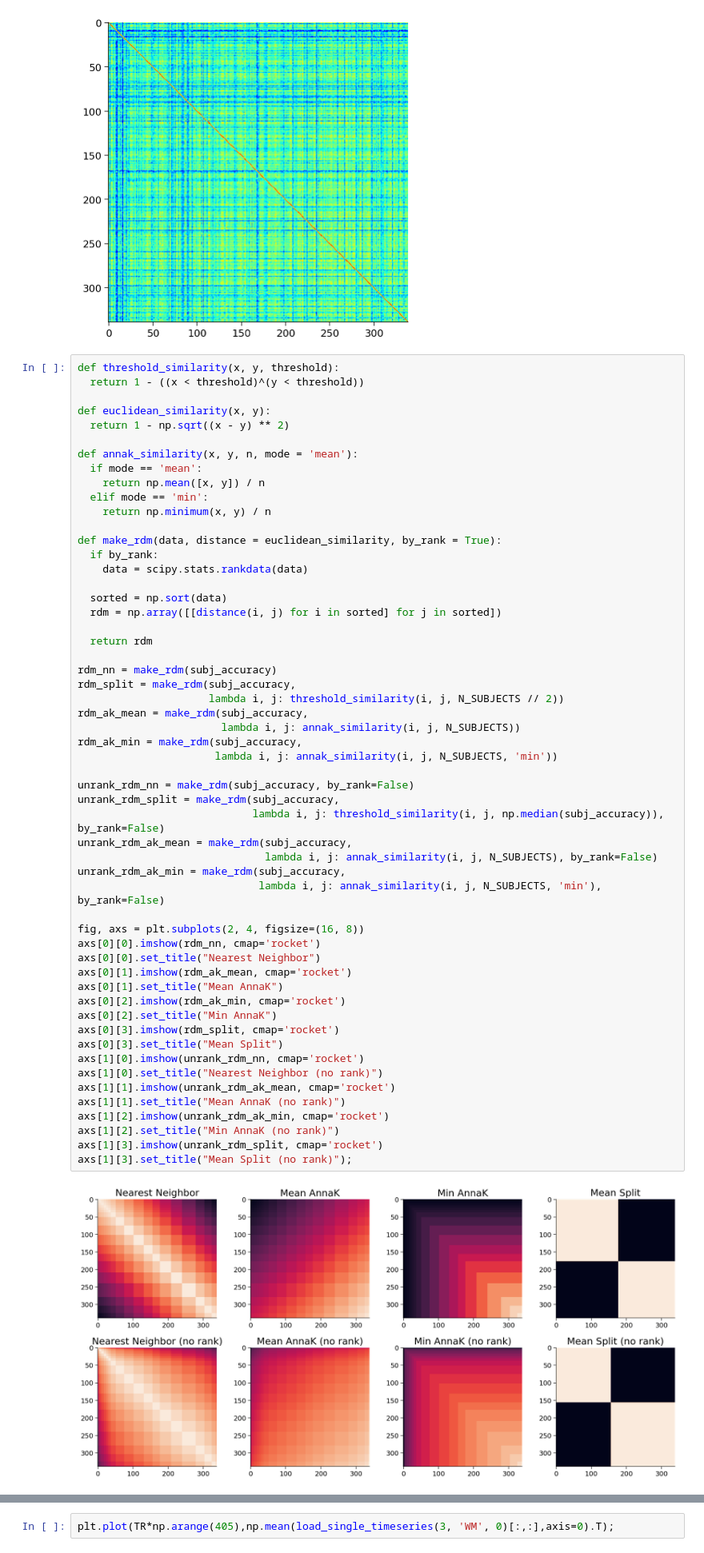
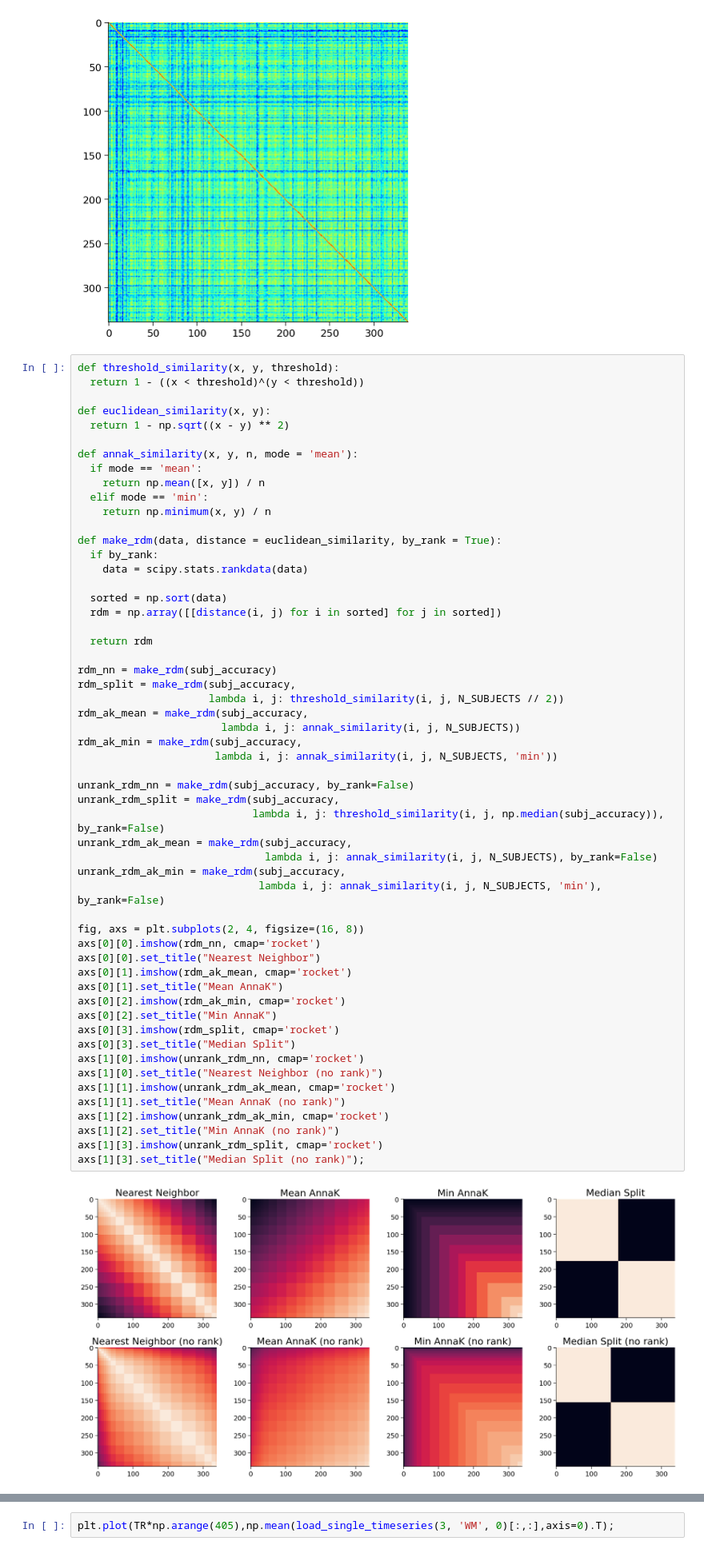
Before and after one commit to darsnack/nma-project, a Jupyter notebook: load_hcp_task.ipynb, the cells around one changed output, grey strips where cells are left out. Shown at 80% size. Drawn from its saved outputs; the diff is of its cells as text.

```diff
--- a/load_hcp_task.ipynb
+++ b/load_hcp_task.ipynb
@@ -751,36 +751,36 @@ rdm_split = make_rdm(subj_accuracy,
                      lambda i, j: threshold_similarity(i, j, N_SUBJECTS // 2))
 rdm_ak_mean = make_rdm(subj_accuracy,
                        lambda i, j: annak_similarity(i, j, N_SUBJECTS))
 rdm_ak_min = make_rdm(subj_accuracy,
                       lambda i, j: annak_similarity(i, j, N_SUBJECTS, 'min'))
 
 unrank_rdm_nn = make_rdm(subj_accuracy, by_rank=False)
 unrank_rdm_split = make_rdm(subj_accuracy,
                             lambda i, j: threshold_similarity(i, j, np.median(subj_accuracy)), by_rank=False)
 unrank_rdm_ak_mean = make_rdm(subj_accuracy,
                               lambda i, j: annak_similarity(i, j, N_SUBJECTS), by_rank=False)
 unrank_rdm_ak_min = make_rdm(subj_accuracy,
                              lambda i, j: annak_similarity(i, j, N_SUBJECTS, 'min'), by_rank=False)
 
 fig, axs = plt.subplots(2, 4, figsize=(16, 8))
 axs[0][0].imshow(rdm_nn, cmap='rocket')
 axs[0][0].set_title("Nearest Neighbor")
 axs[0][1].imshow(rdm_ak_mean, cmap='rocket')
 axs[0][1].set_title("Mean AnnaK")
 axs[0][2].imshow(rdm_ak_min, cmap='rocket')
 axs[0][2].set_title("Min AnnaK")
 axs[0][3].imshow(rdm_split, cmap='rocket')
-axs[0][3].set_title("Mean Split")
+axs[0][3].set_title("Median Split")
 axs[1][0].imshow(unrank_rdm_nn, cmap='rocket')
 axs[1][0].set_title("Nearest Neighbor (no rank)")
 axs[1][1].imshow(unrank_rdm_ak_mean, cmap='rocket')
 axs[1][1].set_title("Mean AnnaK (no rank)")
 axs[1][2].imshow(unrank_rdm_ak_min, cmap='rocket')
 axs[1][2].set_title("Min AnnaK (no rank)")
 axs[1][3].imshow(unrank_rdm_split, cmap='rocket')
-axs[1][3].set_title("Mean Split (no rank)");
+axs[1][3].set_title("Median Split (no rank)");
 # %% [output]
-[figure, old version]
+[figure, new version]
 # %%
 # what's the split -- median?
 # behav_sim_split = np.zeros((n_subs, n_subs))
```
